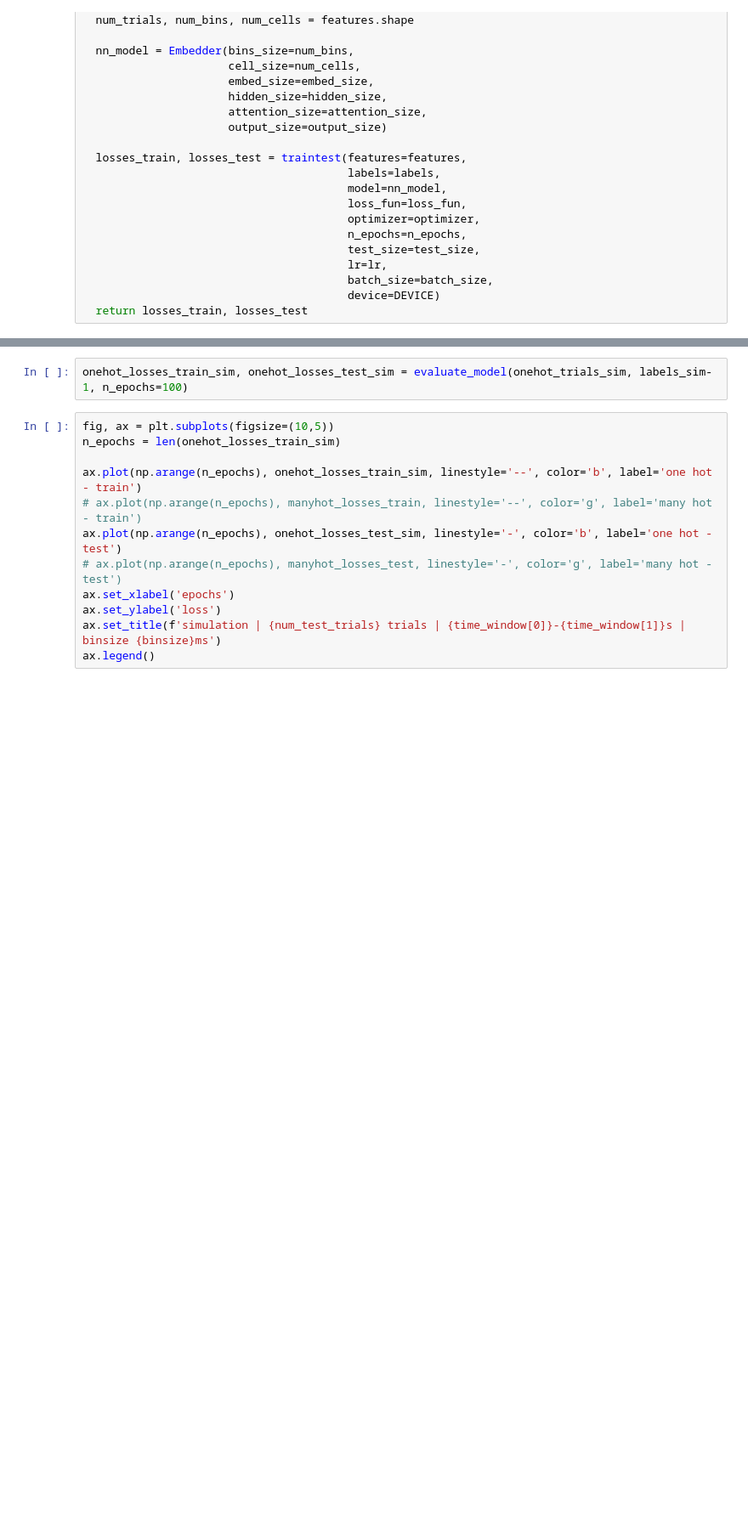
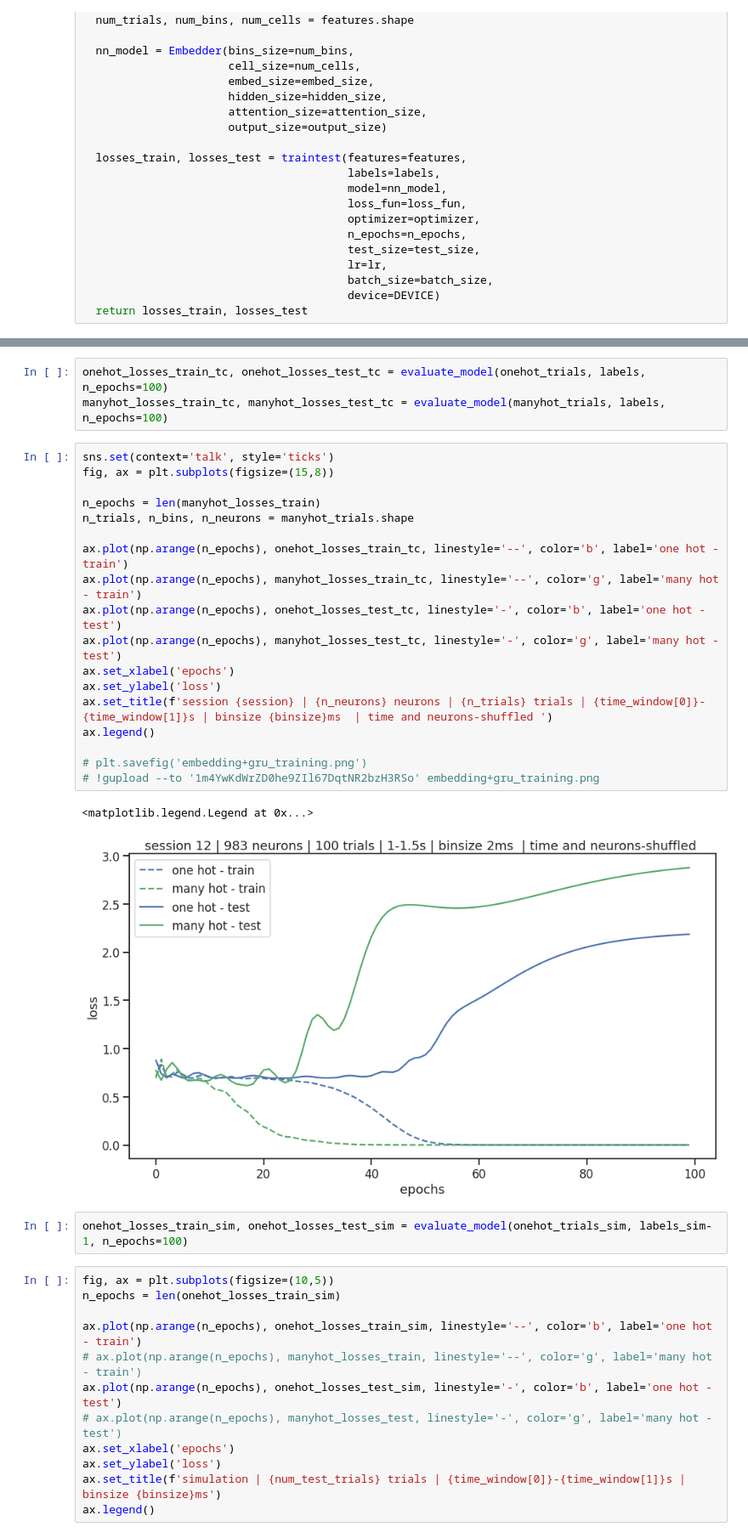
Before and after one commit to puisheelee/NMA2021_DeepLearning_GroupProject, a Jupyter notebook: nnmodel_prediction.ipynb, the cells around one changed output, grey strips where cells are left out. Shown: that part at 85% size. Saved outputs shown, nothing was run; the diff lists cells and outputs as text; blank space fills up the shorter version.

```diff
--- a/nnmodel_prediction.ipynb
+++ b/nnmodel_prediction.ipynb
@@ -649,3 +736,27 @@ ax.legend()
+# %%
+onehot_losses_train_tc, onehot_losses_test_tc = evaluate_model(onehot_trials, labels, n_epochs=100)
+manyhot_losses_train_tc, manyhot_losses_test_tc = evaluate_model(manyhot_trials, labels, n_epochs=100)
+# %%
+sns.set(context='talk', style='ticks')
+fig, ax = plt.subplots(figsize=(15,8))
+
+n_epochs = len(manyhot_losses_train)
+n_trials, n_bins, n_neurons = manyhot_trials.shape
+
+ax.plot(np.arange(n_epochs), onehot_losses_train_tc, linestyle='--', color='b', label='one hot - train')
+ax.plot(np.arange(n_epochs), manyhot_losses_train_tc, linestyle='--', color='g', label='many hot - train')
+ax.plot(np.arange(n_epochs), onehot_losses_test_tc, linestyle='-', color='b', label='one hot - test')
+ax.plot(np.arange(n_epochs), manyhot_losses_test_tc, linestyle='-', color='g', label='many hot - test')
+ax.set_xlabel('epochs')
+ax.set_ylabel('loss')
+ax.set_title(f'session {session} | {n_neurons} neurons | {n_trials} trials | {time_window[0]}-{time_window[1]}s | binsize {binsize}ms  | time and neurons-shuffled ')
+ax.legend()
+
+# plt.savefig('embedding+gru_training.png')
+# !gupload --to '1m4YwKdWrZD0he9ZIl67DqtNR2bzH3RSo' embedding+gru_training.png
+# %% [output]
+<matplotlib.legend.Legend at 0x...>
+[figure, added]
 # %%
 onehot_losses_train_sim, onehot_losses_test_sim = evaluate_model(onehot_trials_sim, labels_sim-1, n_epochs=100)
 # %%
```
Also changed, not shown: parts of 26 cells of this notebook.
